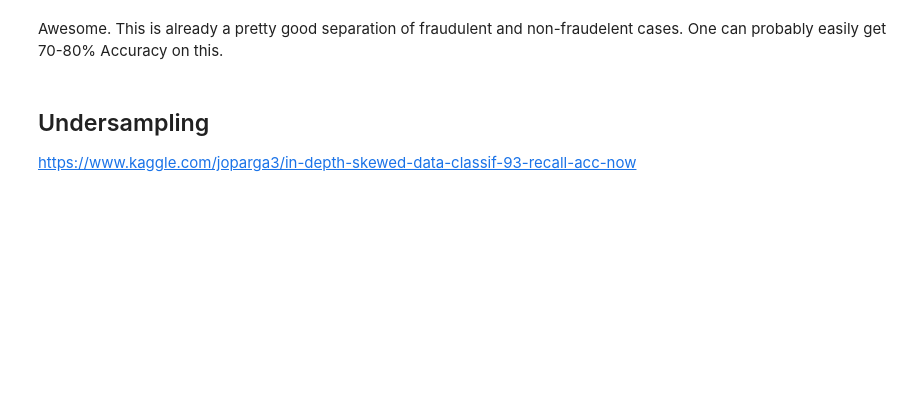
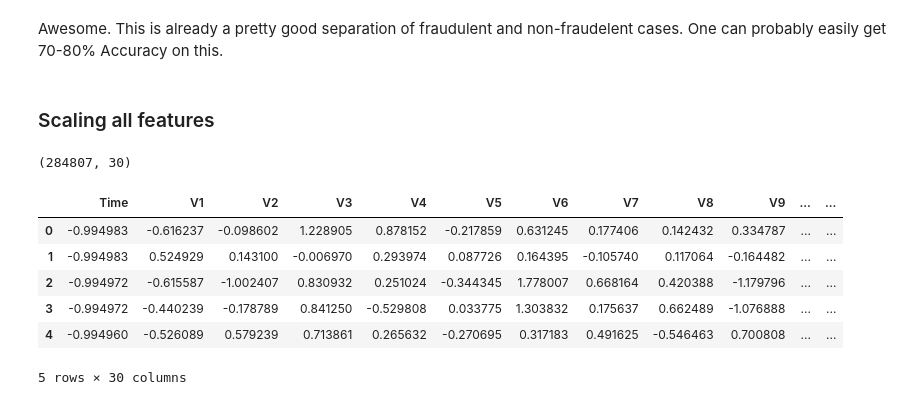
Before and after one commit to janedoesrepo/Autoencoder-ImbalancedCreditData, a Jupyter notebook: notebooks/Sampling_methods.ipynb, the cells around one changed output. Cells and saved outputs as stored; diff of their text form; code cells hidden in the pictures; blank space fills up the shorter version.

```diff
--- a/notebooks/Sampling_methods.ipynb
+++ b/notebooks/Sampling_methods.ipynb
@@ -121,5 +134,22 @@ plot_cluster(X_sub_tsne, y_sub)
 # %% [markdown]
 Awesome. This is already a pretty good separation of fraudulent and non-fraudelent cases. One can probably easily get 70-80% Accuracy on this.
-# %% [markdown]
-##  Undersampling
-https://www.kaggle.com/joparga3/in-depth-skewed-data-classif-93-recall-acc-now
+# %% [markdown]
+### Scaling all features
+# %%
+data = pd.read_csv("../data/creditcard.csv")
+X = data.drop('Class', axis=1)
+print(X.shape)
+y = data['Class']
+# %% [output]
+(284807, 30)
+# %%
+X_scaled = pd.DataFrame(rob_scaler.fit_transform(X), columns=data.drop('Class', axis=1).columns)
+X_scaled.head()
+# %% [output]
+|  | Time | V1 | V2 | V3 | V4 | V5 | V6 | V7 | V8 | V9 | ... | ... |
+| 0 | -0.994983 | -0.616237 | -0.098602 | 1.228905 | 0.878152 | -0.217859 | 0.631245 | 0.177406 | 0.142432 | 0.334787 | ... | ... |
+| 1 | -0.994983 | 0.524929 | 0.143100 | -0.006970 | 0.293974 | 0.087726 | 0.164395 | -0.105740 | 0.117064 | -0.164482 | ... | ... |
+| 2 | -0.994972 | -0.615587 | -1.002407 | 0.830932 | 0.251024 | -0.344345 | 1.778007 | 0.668164 | 0.420388 | -1.179796 | ... | ... |
+| 3 | -0.994972 | -0.440239 | -0.178789 | 0.841250 | -0.529808 | 0.033775 | 1.303832 | 0.175637 | 0.662489 | -1.076888 | ... | ... |
+| 4 | -0.994960 | -0.526089 | 0.579239 | 0.713861 | 0.265632 | -0.270695 | 0.317183 | 0.491625 | -0.546463 | 0.700808 | ... | ... |
+5 rows × 30 columns
```
Also changed, not shown: parts of 11 cells of this notebook, 3 other files.
